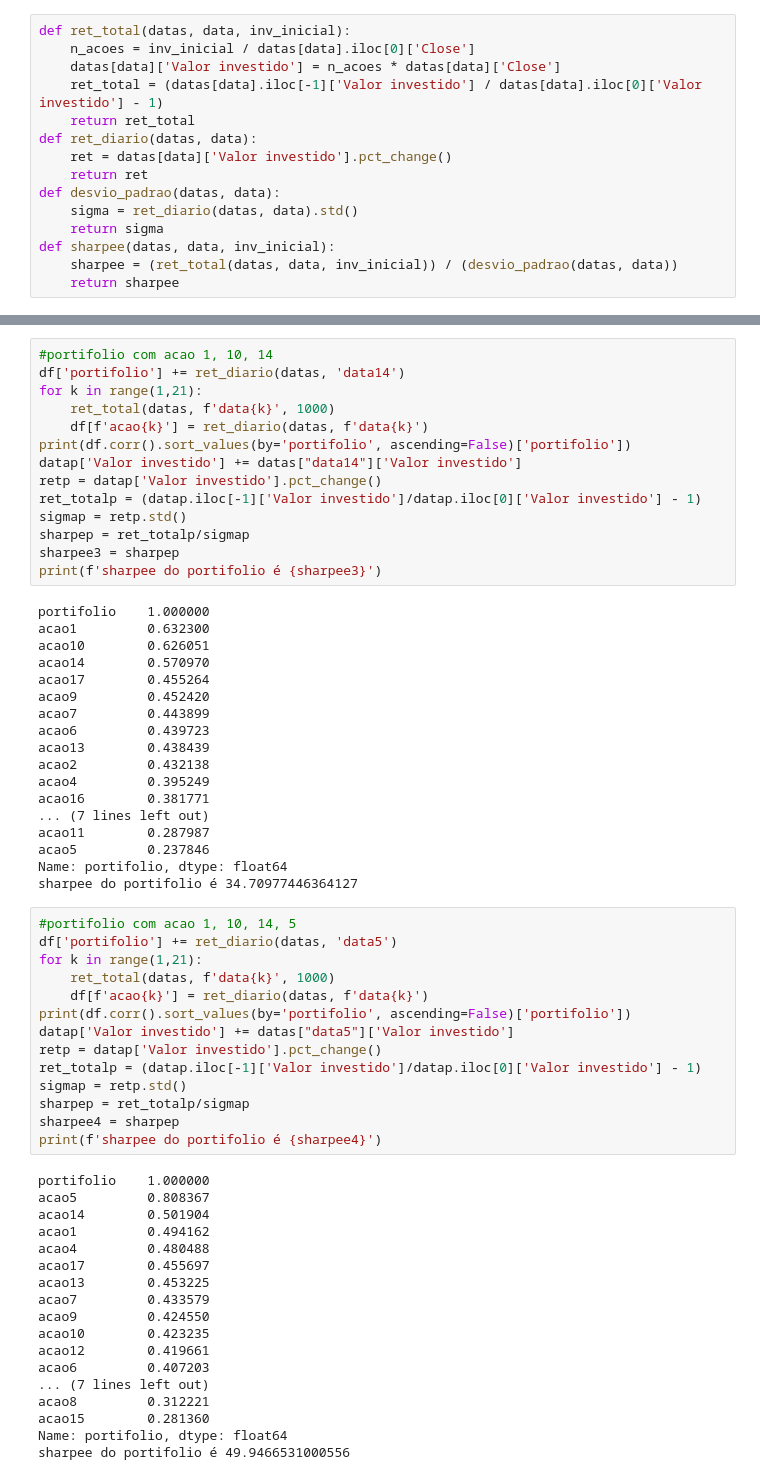
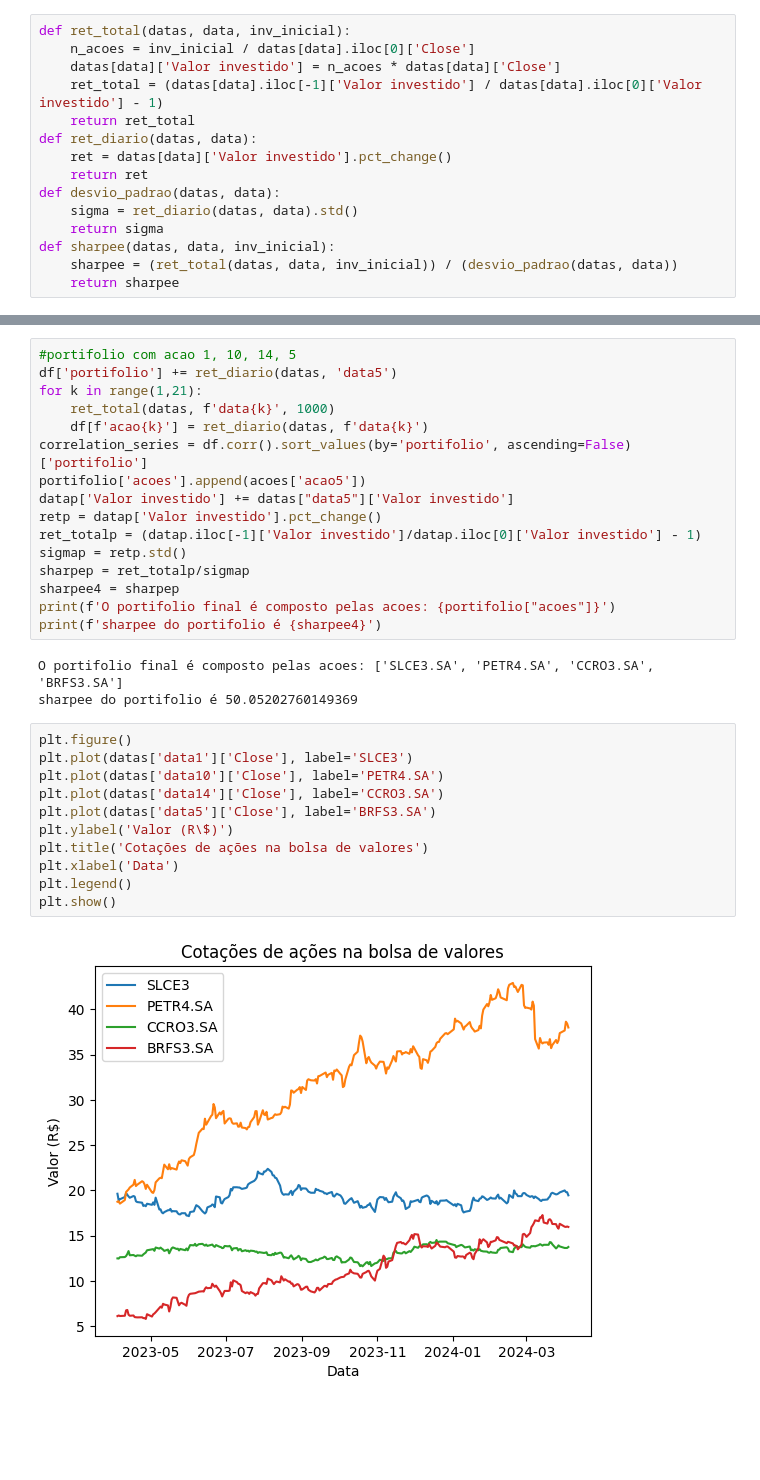
Before and after one commit to felipemarianoferr/aps2-cdados, a Jupyter notebook: indice_sharpee.ipynb, the cells around one changed output, grey strips where cells are left out. Saved outputs shown, nothing was run; the diff lists cells and outputs as text; blank space fills up the shorter version.

```diff
--- a/indice_sharpee.ipynb
+++ b/indice_sharpee.ipynb
@@ -149,64 +136,32 @@ sharpee do portifolio é 37.51903660953714
 # %%
-#portifolio com acao 1, 10, 14
-df['portifolio'] += ret_diario(datas, 'data14')
+#portifolio com acao 1, 10, 14, 5
+df['portifolio'] += ret_diario(datas, 'data5')
 for k in range(1,21):
     ret_total(datas, f'data{k}', 1000)
     df[f'acao{k}'] = ret_diario(datas, f'data{k}')
-print(df.corr().sort_values(by='portifolio', ascending=False)['portifolio'])
-datap['Valor investido'] += datas["data14"]['Valor investido']
+correlation_series = df.corr().sort_values(by='portifolio', ascending=False)['portifolio']
+portifolio['acoes'].append(acoes['acao5'])
+datap['Valor investido'] += datas["data5"]['Valor investido']
 retp = datap['Valor investido'].pct_change()
 ret_totalp = (datap.iloc[-1]['Valor investido']/datap.iloc[0]['Valor investido'] - 1)
 sigmap = retp.std()
 sharpep = ret_totalp/sigmap
-sharpee3 = sharpep
-print(f'sharpee do portifolio é {sharpee3}')
+sharpee4 = sharpep
+print(f'O portifolio final é composto pelas acoes: {portifolio["acoes"]}')
+print(f'sharpee do portifolio é {sharpee4}')
 # %% [output]
-portifolio    1.000000
-acao1         0.632300
-acao10        0.626051
-acao14        0.570970
-acao17        0.455264
-acao9         0.452420
-acao7         0.443899
-acao6         0.439723
-acao13        0.438439
-acao2         0.432138
-acao4         0.395249
-acao16        0.381771
-... (7 lines left out)
-acao11        0.287987
-acao5         0.237846
-Name: portifolio, dtype: float64
-sharpee do portifolio é 34.70977446364127
+O portifolio final é composto pelas acoes: ['SLCE3.SA', 'PETR4.SA', 'CCRO3.SA', 'BRFS3.SA']
+sharpee do portifolio é 50.05202760149369
-# %%
-#portifolio com acao 1, 10, 14, 5
-df['portifolio'] += ret_diario(datas, 'data5')
-for k in range(1,21):
-    ret_total(datas, f'data{k}', 1000)
-    df[f'acao{k}'] = ret_diario(datas, f'data{k}')
-print(df.corr().sort_values(by='portifolio', ascending=False)['portifolio'])
-datap['Valor investido'] += datas["data5"]['Valor investido']
-retp = datap['Valor investido'].pct_change()
-ret_totalp = (datap.iloc[-1]['Valor investido']/datap.iloc[0]['Valor investido'] - 1)
-sigmap = retp.std()
-sharpep = ret_totalp/sigmap
-sharpee4 = sharpep
-print(f'sharpee do portifolio é {sharpee4}')
-# %% [output]
-portifolio    1.000000
-acao5         0.808367
-acao14        0.501904
-acao1         0.494162
-acao4         0.480488
-acao17        0.455697
-acao13        0.453225
-acao7         0.433579
-acao9         0.424550
-acao10        0.423235
-acao12        0.419661
-acao6         0.407203
-... (7 lines left out)
-acao8         0.312221
-acao15        0.281360
-Name: portifolio, dtype: float64
-sharpee do portifolio é 49.9466531000556
+# %%
+plt.figure()
+plt.plot(datas['data1']['Close'], label='SLCE3')
+plt.plot(datas['data10']['Close'], label='PETR4.SA')
+plt.plot(datas['data14']['Close'], label='CCRO3.SA')
+plt.plot(datas['data5']['Close'], label='BRFS3.SA')
+plt.ylabel('Valor (R\$)')
+plt.title('Cotações de ações na bolsa de valores')
+plt.xlabel('Data')
+plt.legend()
+plt.show()
+# %% [output]
+[figure, added]
```
Also changed, not shown: parts of 7 cells of this notebook.
